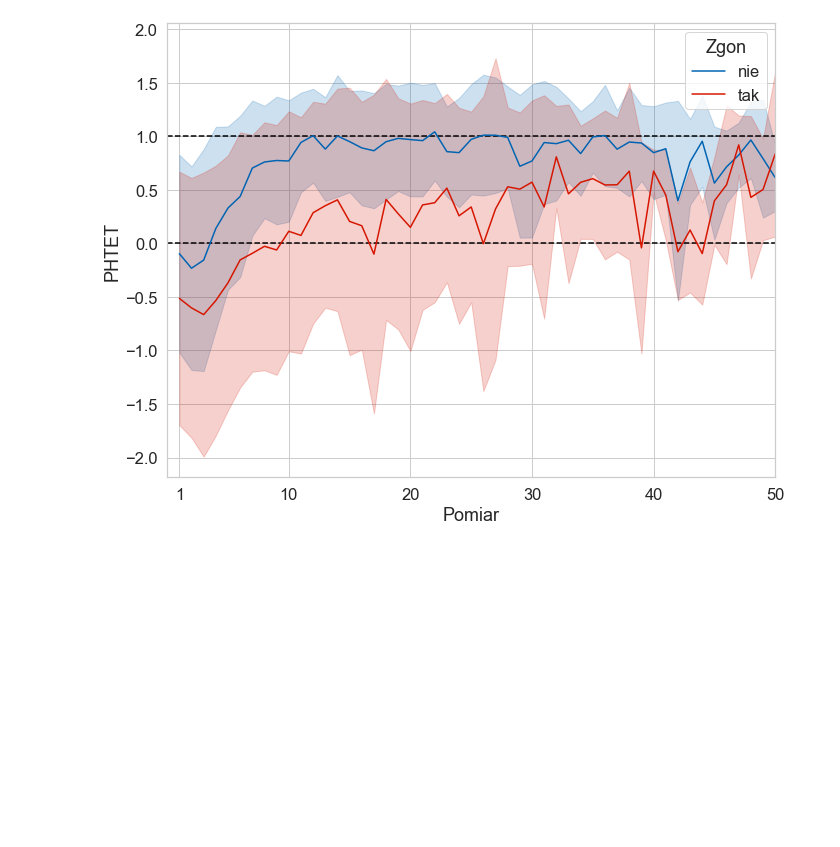
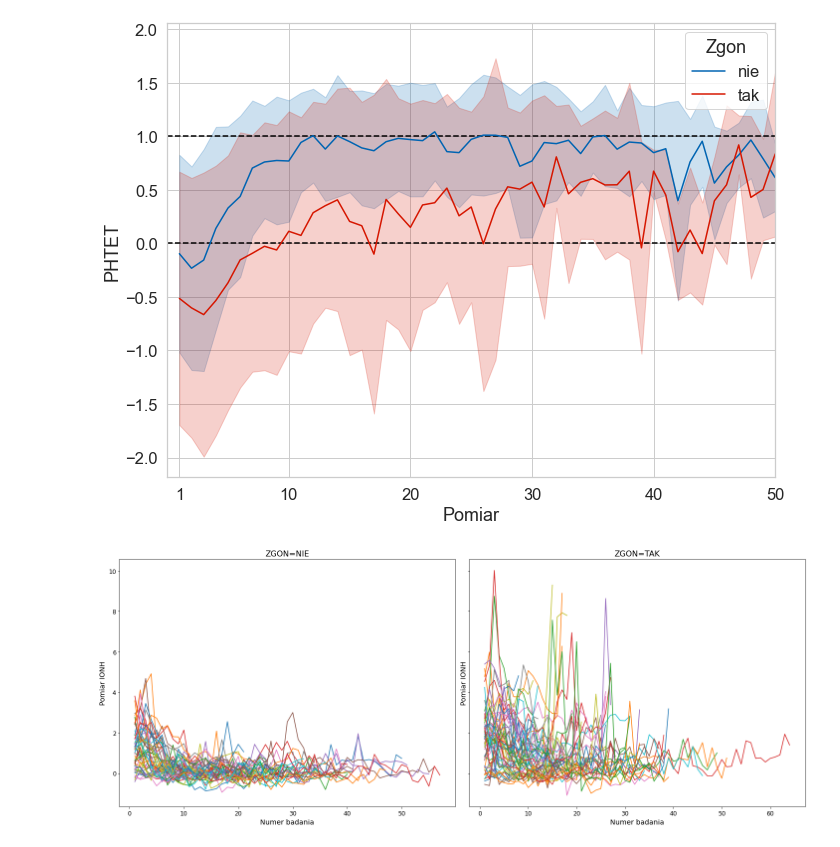
Before and after one commit to dorota10/GasometryTimeSeriesAnalysis, a Jupyter notebook: gasometry_analysis/chapter3/testy_statystyczne_wizualizacja.ipynb, the cells around one changed output. Drawn from its saved outputs; the diff is of its cells as text; code cells hidden in the pictures; blank space fills up the shorter version.

```diff
--- a/gasometry_analysis/chapter3/testy_statystyczne_wizualizacja.ipynb
+++ b/gasometry_analysis/chapter3/testy_statystyczne_wizualizacja.ipynb
@@ -102,3 +102,36 @@ For example, when doing 'df[col].method(value, inplace=True)', try using 'df.met
 [figure]
 [figure]
 [figure]
+# %%
+df_prep = pd.read_csv("../chapter3/gasometry_prepared_data.csv")
+# %%
+df_prep.drop(columns=["Unnamed: 0"], inplace=True)
+df_zgon_0 = df_prep[df_prep['ZGON'] == 0]
+df_zgon_1 = df_prep[df_prep['ZGON'] == 1]
+
+# # Stwórz dwa wykresy
+fig, axes = plt.subplots(1, 2, figsize=(20, 8), sharey=True)
+
+# Wykres dla ZGON=0
+for pacjent_nr, group in df_zgon_0.groupby('PACJENT_NR'):
+        axes[0].plot(group['BADANIE_NR'].values, group['IONH'].values, label=f'Pacjent {int(pacjent_nr)}')
+
+axes[0].set_title('ZGON=NIE', fontsize=16)
+axes[0].set_xlabel('Numer badania', fontsize=14)
+axes[0].set_ylabel('Pomiar IONH', fontsize=14)
+axes[0].tick_params(axis='both', which='major', labelsize=12)
+
+# # Wykres dla ZGON=1
+for pacjent_nr, group in df_zgon_1.groupby('PACJENT_NR'):
+        axes[1].plot(group['BADANIE_NR'].values, group['IONH'].values, label=f'Pacjent {int(pacjent_nr)}')
+
+axes[1].set_title('ZGON=TAK', fontsize=16)
+axes[1].set_xlabel('Numer badania', fontsize=14)
+axes[1].set_ylabel('Pomiar IONH', fontsize=14)
+axes[1].tick_params(axis='both', which='major', labelsize=12)
+
+plt.tight_layout()
+plt.savefig('images3/porownanie_szeregi_IONH.png')
+plt.show()
+# %% [output]
+[figure, added]
```
Also changed, not shown: 24 other files.
